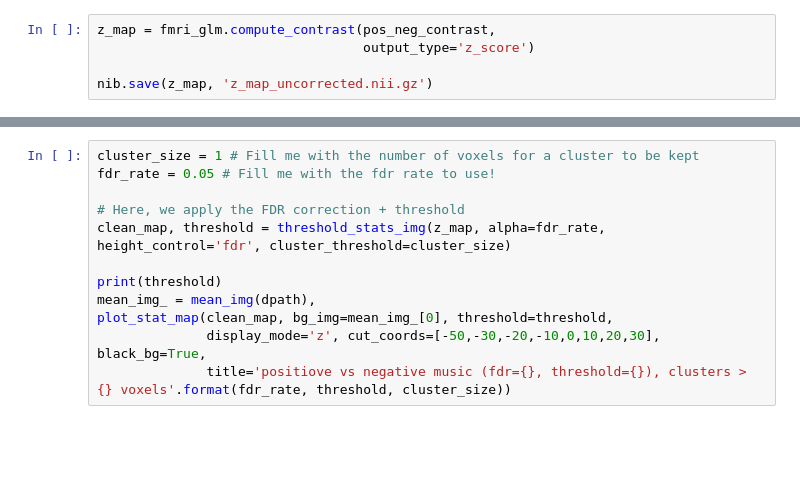
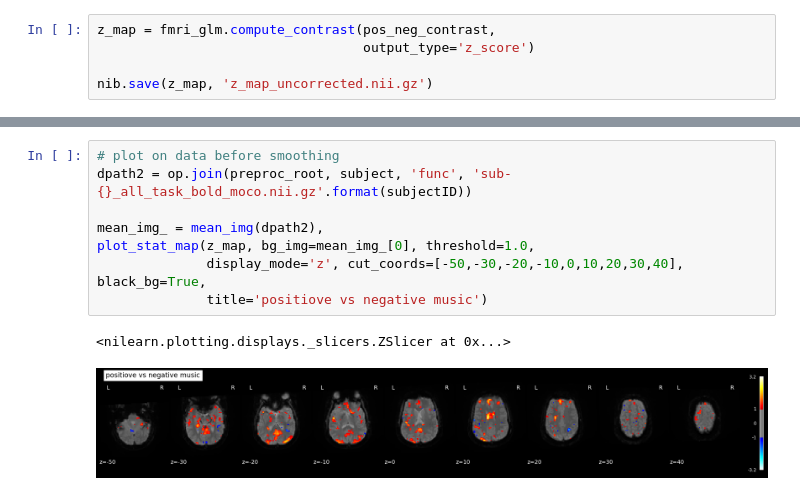
Before and after one commit to ThibthibML/NSSP, a Jupyter notebook: part1.ipynb, the cells around one changed output, grey strips where cells are left out. Drawn from its saved outputs; the diff is of its cells as text; blank space fills up the shorter version.

Commit message:
part 1 clean and part 2

```diff
--- a/part1.ipynb
+++ b/part1.ipynb
@@ -729,12 +695,11 @@ plot_stat_map(z_map, bg_img=mean_img_[0], threshold=1.0,
-# %%
-cluster_size = 1 # Fill me with the number of voxels for a cluster to be kept
-fdr_rate = 0.05 # Fill me with the fdr rate to use!
-
-# Here, we apply the FDR correction + threshold
-clean_map, threshold = threshold_stats_img(z_map, alpha=fdr_rate, height_control='fdr', cluster_threshold=cluster_size)
-
-print(threshold)
-mean_img_ = mean_img(dpath),
-plot_stat_map(clean_map, bg_img=mean_img_[0], threshold=threshold,
-              display_mode='z', cut_coords=[-50,-30,-20,-10,0,10,20,30], black_bg=True,
-              title='positiove vs negative music (fdr={}, threshold={}), clusters > {} voxels'.format(fdr_rate, threshold, cluster_size))
+# %%
+# plot on data before smoothing
+dpath2 = op.join(preproc_root, subject, 'func', 'sub-{}_all_task_bold_moco.nii.gz'.format(subjectID))
+
+mean_img_ = mean_img(dpath2),
+plot_stat_map(z_map, bg_img=mean_img_[0], threshold=1.0,
+              display_mode='z', cut_coords=[-50,-30,-20,-10,0,10,20,30,40], black_bg=True,
+              title='positiove vs negative music')
+# %% [output]
+<nilearn.plotting.displays._slicers.ZSlicer at 0x...>
+[figure, added]
```
Also changed, not shown: parts of 8 cells of this notebook, 1 other file.
